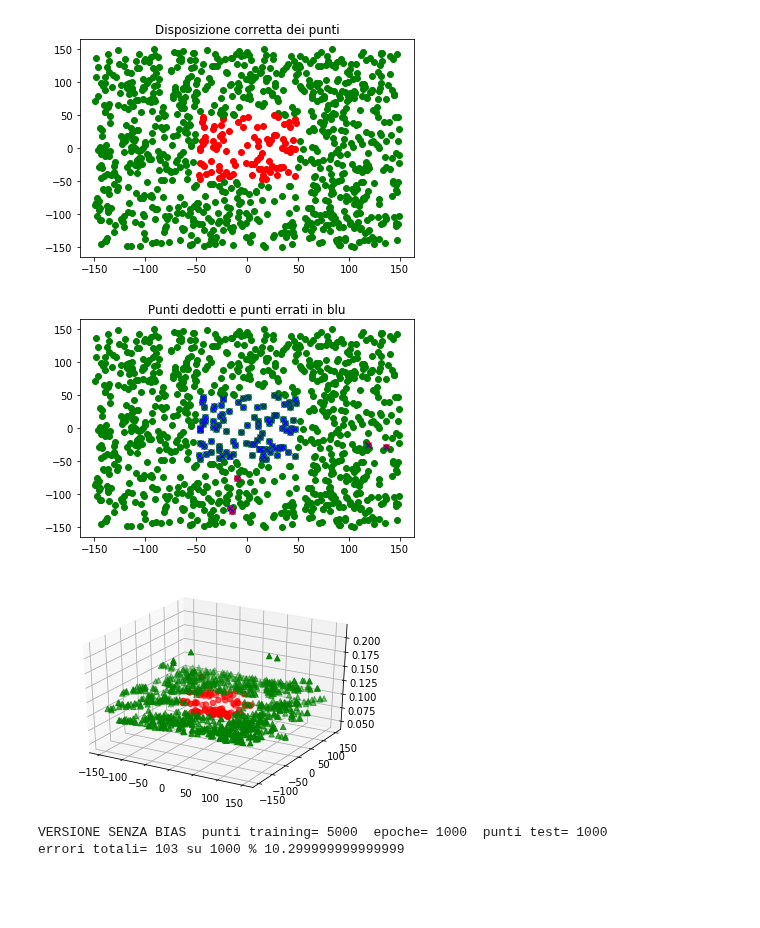
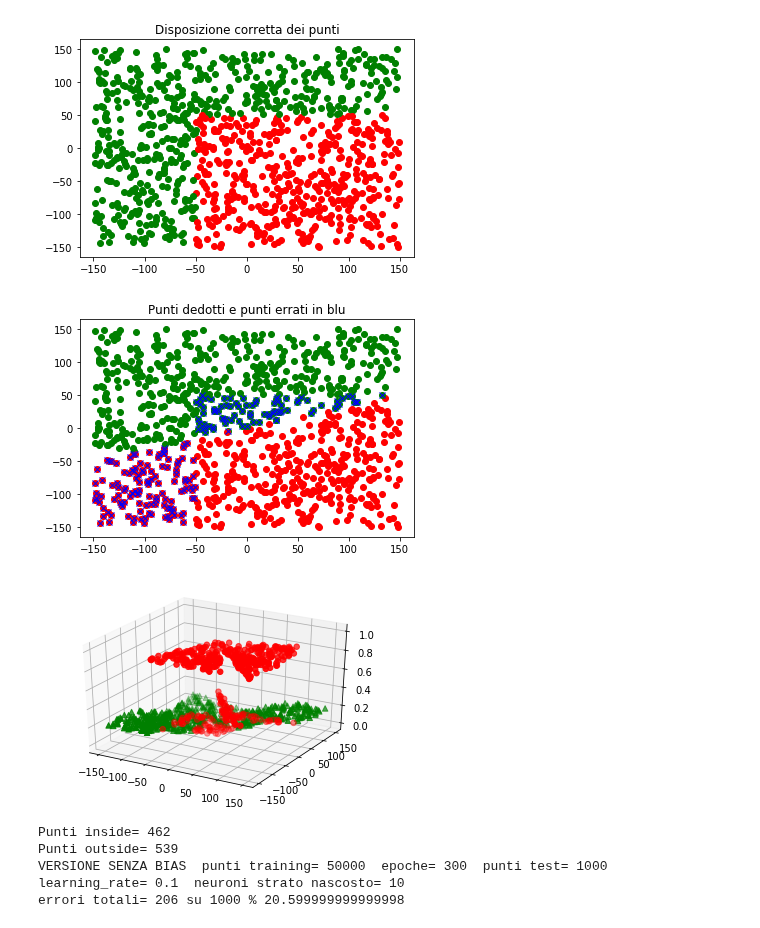
Before and after one commit to stefanoridolfi/Coding_ML, a Jupyter notebook: 2_level_no_Bias.ipynb, the cells around one changed output. Saved outputs shown, nothing was run; the diff lists cells and outputs as text; code cells hidden in the pictures; blank space fills up the shorter version.

```diff
--- a/2_level_no_Bias.ipynb
+++ b/2_level_no_Bias.ipynb
@@ -24,8 +24,8 @@ def generaPunti(n):
         l.append([x,y])
     return l
 def posizione(punto,xa,xb,ya,yb):
-    if (punto[0]>xa and punto[0]<xb and punto[1]>ya and punto[1]<yb):
-    #if (punto[0]>xa and  punto[1]<yb):
+    #if (punto[0]>xa and punto[0]<xb and punto[1]>ya and punto[1]<yb):
+    if (punto[0]>xa and  punto[1]<yb):
     #if (punto[0]>xa):
       formato = 'ro'
       out=1
@@ -60,8 +60,9 @@ xa=-50
 xb=50
 ya=-50
 yb=50
-learning_rate=0.01
-n=5000
+learning_rate=0.1
+n=50000
+hid=10
 training_set=[]
 # Set di trainig formato da n punti
 ListaPunti= generaPunti(n)
@@ -70,15 +71,15 @@ for punto in ListaPunti:
 # punto[2] è la posizione corretta del punto, che vale 1 se è all'interno del quadrato e 0 se è fuori il quadrato
 #print(training_set)
 
-# Creo la matrice Wih, 10x2, i cui elementi sono i pesi. I pesi hanno un valore uniformenente distrubuito da -3 a 3
-Wih=6*np.random.random((10,2))-3
-# Creo la matrice Who, 1x10, i cui elementi sono i pesi. I pesi hanno un valore uniformenente distrubuito da -3 a 3
-Who=6*np.random.random((1,10))-3
+# Creo la matrice Wih, hid x2, i cui elementi sono i pesi. I pesi hanno un valore uniformenente distrubuito da 0 a 1
+Wih=1*np.random.random((hid,2))-0
+# Creo la matrice Who, 1xhid, i cui elementi sono i pesi. I pesi hanno un valore uniformenente distrubuito da 0 a 1
+Who=1*np.random.random((1,hid))-0
 # per vedere le dimensioni di un array in comando è :array.shape, esempio Wih.shape
 # Inizializzo i valori dell'input con una lista. X=(x1,x2).
 
 ###############TRAINING################################
-epoche=1000
+epoche=300
 for e in range(1,epoche):
   for punto in training_set:
     X=(punto[0],punto[1])
@@ -197,36 +198,38 @@ Py_in=np.array(Py_in)
 Py_out=np.array(Py_out)
 Zgraph_in=np.array(Zgraph_in)
 Zgraph_out=np.array(Zgraph_out)
 #Px_in=Px_in.reshape(t+1,1)
 #Py_out=Py_out.reshape(t+1,1)
 #Px_in=Px_out.reshape(t+1,1)
 #Py_out=PY_out.reshape(t+1,1)
 #Zgraph_in=Zgraph_in.reshape(t+1,1)
 #Zgraph_out=Zgraph_out.reshape(t+1,1)
 #print("inside=",len(Px_in))
 #print("outside=",len(Px_out))
 
 
 
 fig = plt.figure()
 ax = fig.gca(projection='3d')
 xdata = Px_in
 ydata = Py_in
 zdata = Zgraph_in
 ax.scatter3D(xdata, ydata, zdata, s=30, c='r', marker='o');
 xdata = Px_out
 ydata = Py_out
 zdata = Zgraph_out
 ax.scatter3D(xdata, ydata, zdata, s=30, c='g', marker='^');
 # Plot the surface.
 plt.show()
 print("Punti inside=",len(np.array(Px_in)))
 print("Punti outside=",len(np.array(Px_out)))
-print(commento," punti training=",n," epoche=",epoche," punti test=",t)
+print(commento," punti training=",n," epoche=",epoche," punti test=",t, " learning_rate=",learning_rate, " neuroni strato nascosto=",hid)
 print("errori totali=",errori_tot, "su", t, "%",(errori_tot/t)*100)
 # %% [output]
-[figure, old version]
+[figure, new version]
-[figure, old version]
+[figure, new version]
-[figure, old version]
+[figure, new version]
-VERSIONE SENZA BIAS  punti training= 5000  epoche= 1000  punti test= 1000
-errori totali= 103 su 1000 % 10.299999999999999
+Punti inside= 462
+Punti outside= 539
+VERSIONE SENZA BIAS  punti training= 50000  epoche= 300  punti test= 1000  learning_rate= 0.1  neuroni strato nascosto= 10
+errori totali= 206 su 1000 % 20.599999999999998
```
